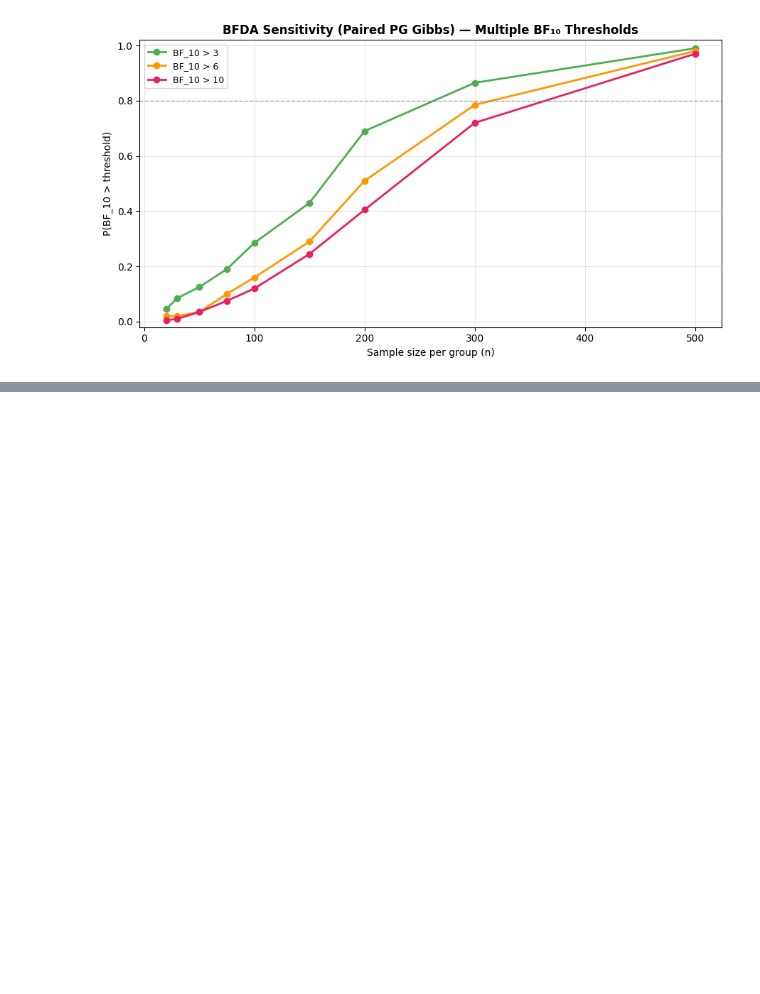
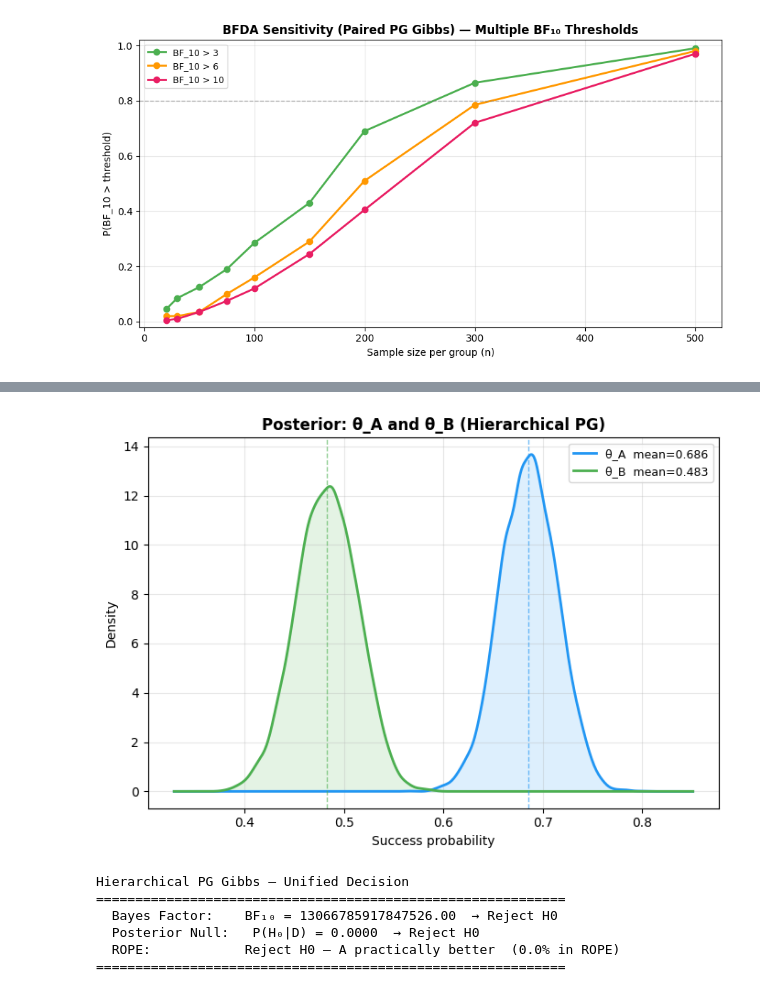
Before and after one commit to AVoss84/bayesProp, a Jupyter notebook: src/notebooks/bayesian_AB_model_comparison_paired_gibbs.ipynb, the cells around one changed output, grey strips where cells are left out. Saved outputs shown, nothing was run; the diff lists cells and outputs as text; code cells hidden in the pictures; blank space fills up the shorter version.

```diff
--- a/src/notebooks/bayesian_AB_model_comparison_paired_gibbs.ipynb
+++ b/src/notebooks/bayesian_AB_model_comparison_paired_gibbs.ipynb
@@ -474,0 +534,28 @@ plt.show()
+# %%
+# ── Posterior KDEs (θ_A, θ_B on probability scale) ───────────────────
+_show = plt.show
+plt.show = lambda: None
+pg_hier.plot_posteriors(title="Posterior: θ_A and θ_B (Hierarchical PG)")
+plt.savefig(IMG_DIR / "posteriors_hierarchical_pg.png", dpi=200, bbox_inches="tight", facecolor="white")
+plt.show = _show
+plt.show()
+# %% [output]
+[figure, added]
+# %%
+# ── Savage-Dickey BF (now uses Student-t marginal prior) ─────────────
+d_hier = pg_hier.decide()
+bf_hier = d_hier.bayes_factor
+
+print("Hierarchical PG Gibbs — Unified Decision")
+print("=" * 60)
+print(f"  Bayes Factor:    BF₁₀ = {bf_hier.BF_10:.2f}  → {bf_hier.decision}")
+print(f"  Posterior Null:   P(H₀|D) = {d_hier.posterior_null.p_H0:.4f}  → {d_hier.posterior_null.decision}")
+print(f"  ROPE:            {d_hier.rope.decision}  ({d_hier.rope.pct_in_rope:.1%} in ROPE)")
+print("=" * 60)
+# %% [output]
+Hierarchical PG Gibbs — Unified Decision
+============================================================
+  Bayes Factor:    BF₁₀ = 13066785917847526.00  → Reject H0
+  Posterior Null:   P(H₀|D) = 0.0000  → Reject H0
+  ROPE:            Reject H0 — A practically better  (0.0% in ROPE)
+============================================================
```
Also changed, not shown: parts of 4 cells of this notebook, 16 other files.
